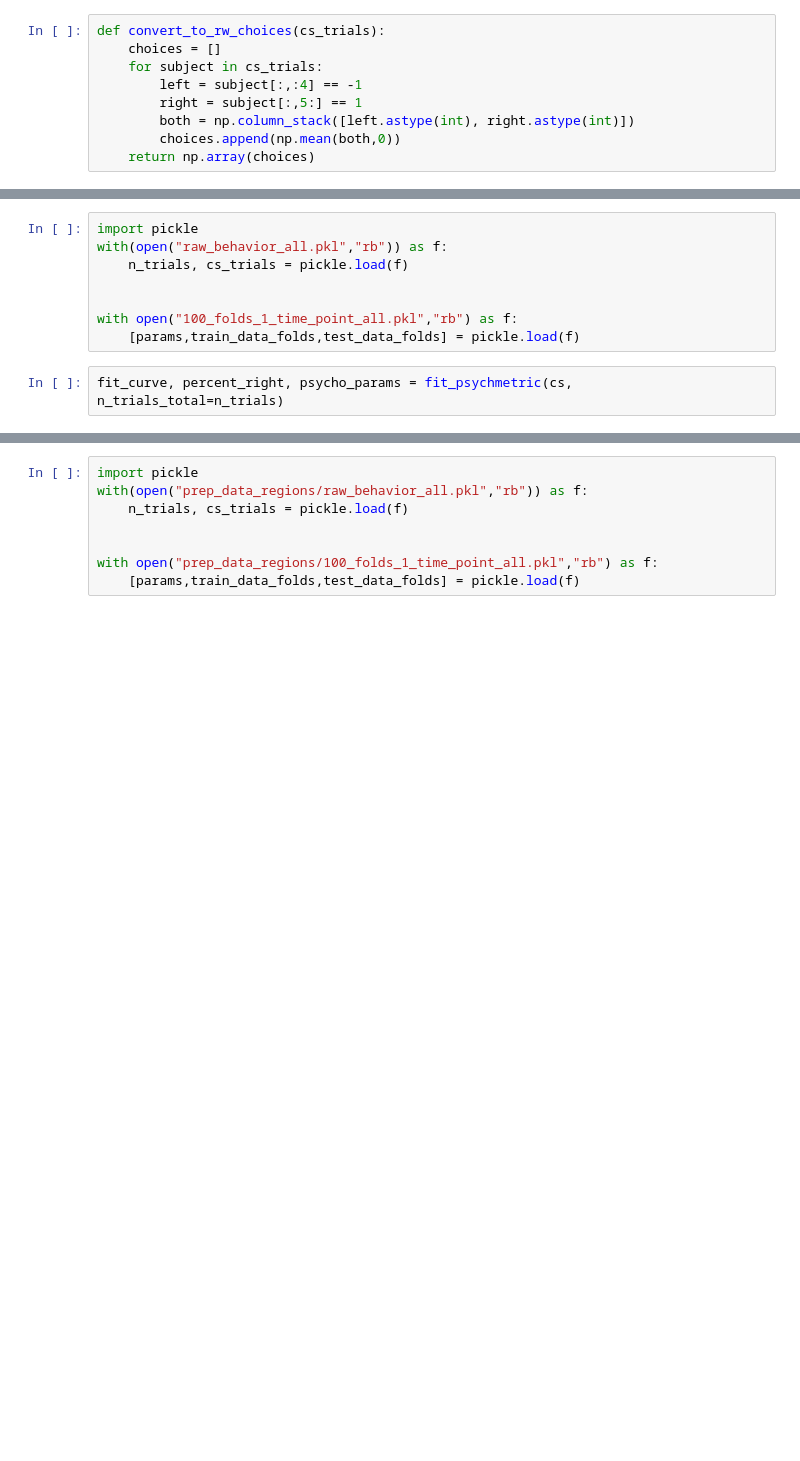
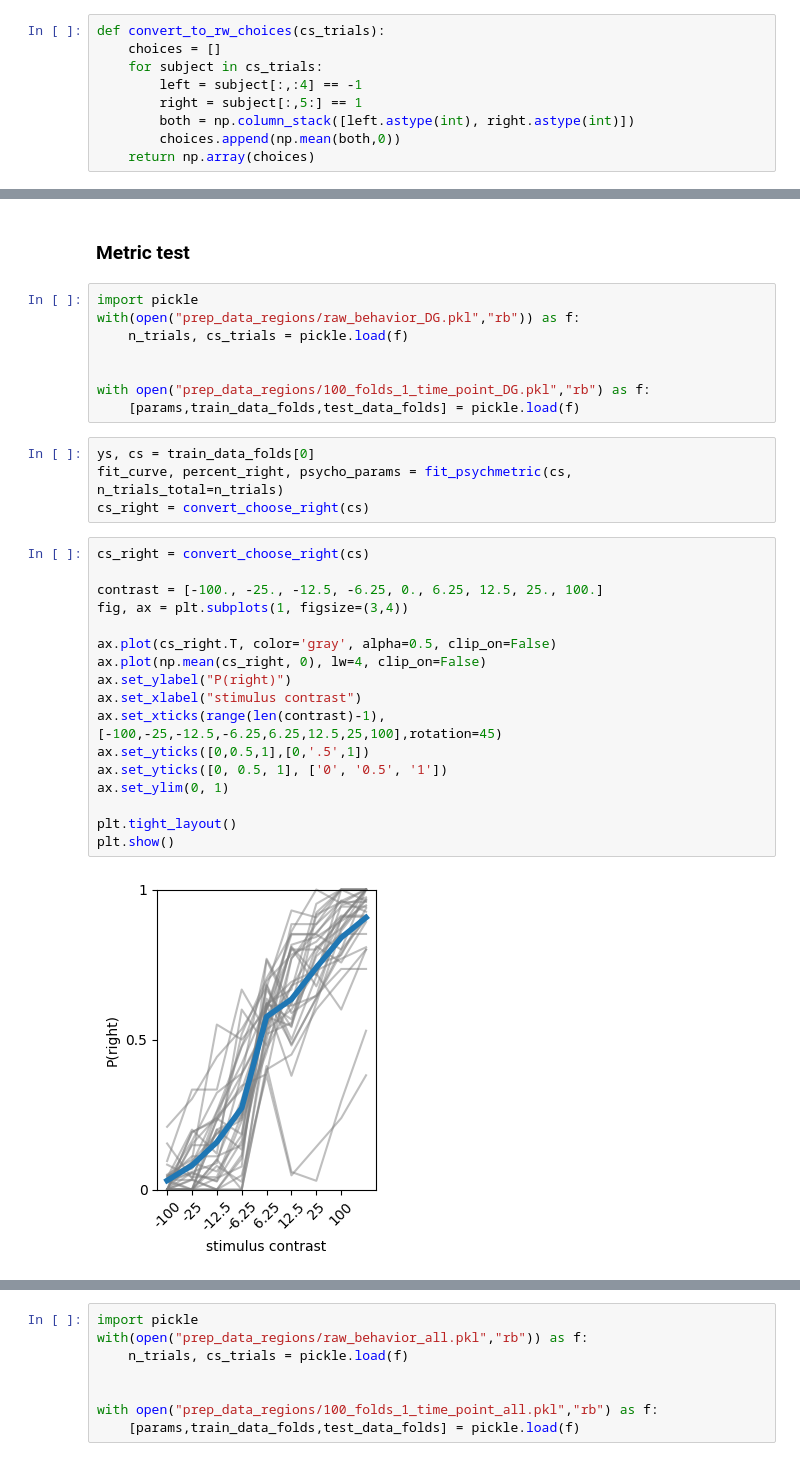
Before and after one commit to brunaafl/ShapeMetrics, a Jupyter notebook: ibl_analyses/notebooks/shape_metrics_figure.ipynb, the cells around one changed output, grey strips where cells are left out. Cells and saved outputs as stored; diff of their text form; blank space fills up the shorter version.

```diff
--- a/ibl_analyses/notebooks/shape_metrics_figure.ipynb
+++ b/ibl_analyses/notebooks/shape_metrics_figure.ipynb
@@ -208,10 +321,33 @@ def get_kneigh_decreasing(dist_neural,cs,S=10,W=2):
+# %% [markdown]
+### Metric test
 # %%
 import pickle
-with(open("raw_behavior_all.pkl","rb")) as f:
+with(open("prep_data_regions/raw_behavior_DG.pkl","rb")) as f:
     n_trials, cs_trials = pickle.load(f)
 
 
-with open("100_folds_1_time_point_all.pkl","rb") as f:
+with open("prep_data_regions/100_folds_1_time_point_DG.pkl","rb") as f:
     [params,train_data_folds,test_data_folds] = pickle.load(f)
 # %%
+ys, cs = train_data_folds[0]
 fit_curve, percent_right, psycho_params = fit_psychmetric(cs, n_trials_total=n_trials)
+cs_right = convert_choose_right(cs)
+# %%
+cs_right = convert_choose_right(cs)
+
+contrast = [-100., -25., -12.5, -6.25, 0., 6.25, 12.5, 25., 100.]
+fig, ax = plt.subplots(1, figsize=(3,4))
+
+ax.plot(cs_right.T, color='gray', alpha=0.5, clip_on=False)
+ax.plot(np.mean(cs_right, 0), lw=4, clip_on=False)
+ax.set_ylabel("P(right)")
+ax.set_xlabel("stimulus contrast")
+ax.set_xticks(range(len(contrast)-1),[-100,-25,-12.5,-6.25,6.25,12.5,25,100],rotation=45)
+ax.set_yticks([0,0.5,1],[0,'.5',1])
+ax.set_yticks([0, 0.5, 1], ['0', '0.5', '1'])
+ax.set_ylim(0, 1)
+
+plt.tight_layout()
+plt.show()
+# %% [output]
+[figure, added]
```
Also changed, not shown: parts of 34 cells of this notebook, 3 other files.
